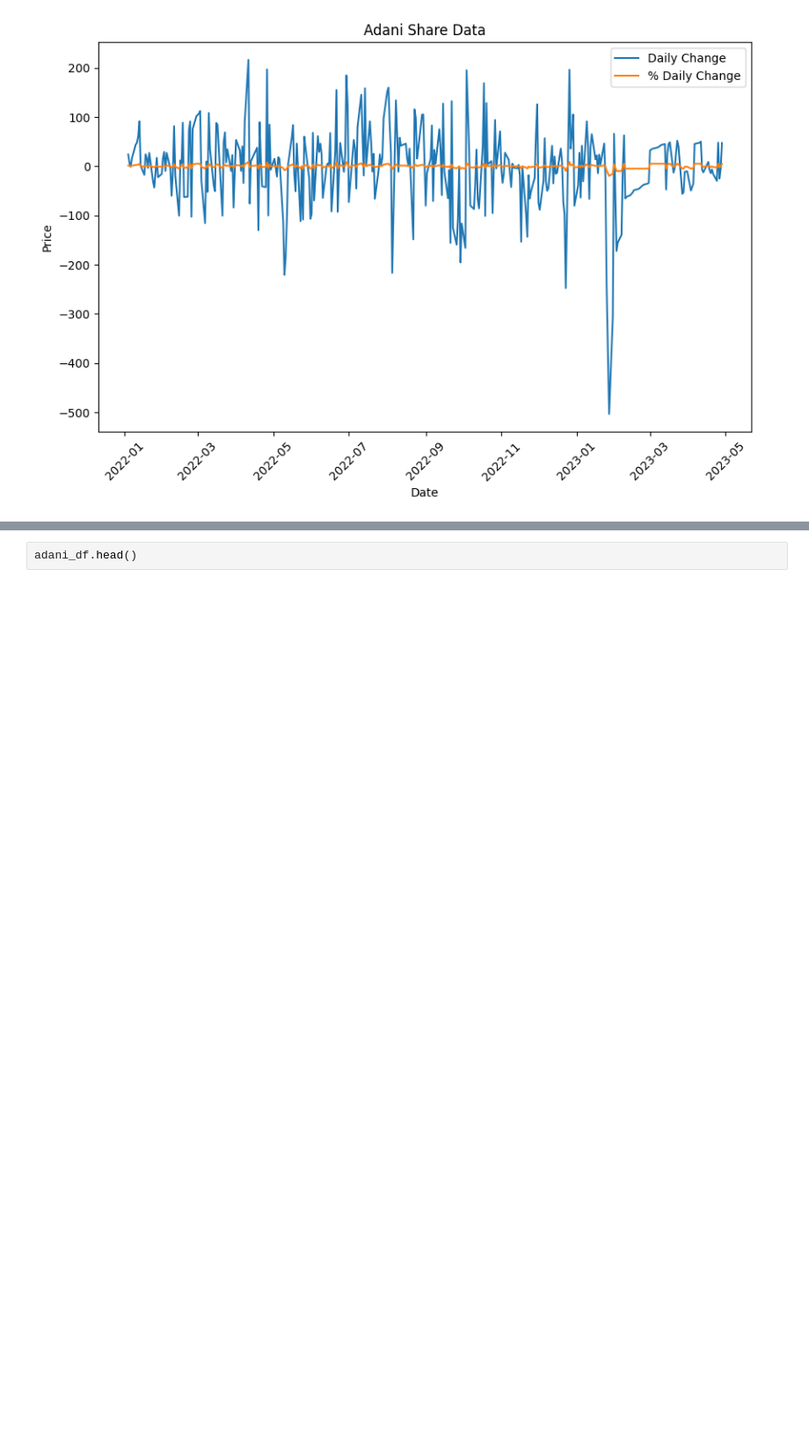
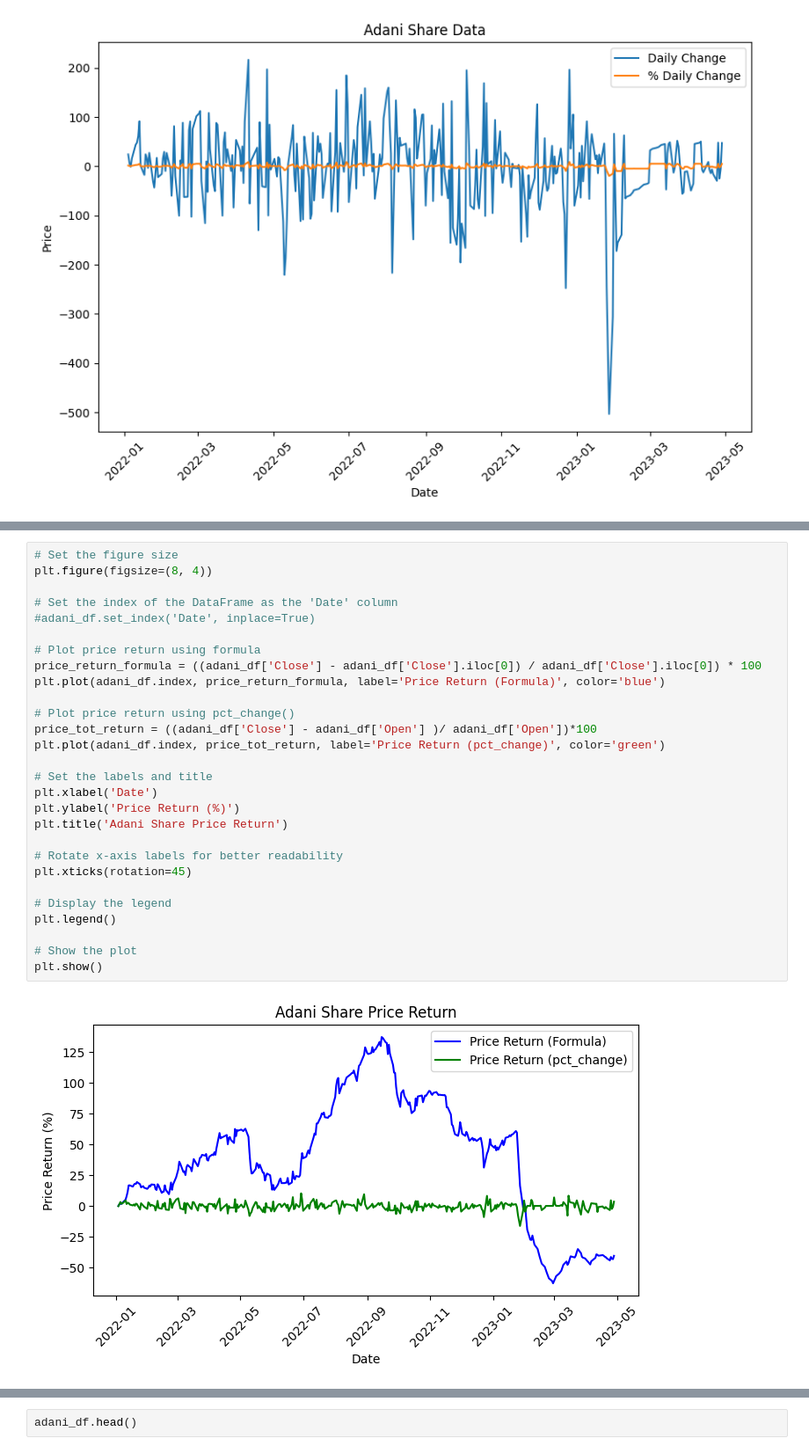
Before and after one commit to arunp77/Machine-Learning, a Jupyter notebook: Projects-ML/Monte-carlo-simulation.ipynb, the cells around one changed output, grey strips where cells are left out. Shown at 88% size. Drawn from its saved outputs; the diff is of its cells as text; blank space fills up the shorter version.

```diff
--- a/Projects-ML/Monte-carlo-simulation.ipynb
+++ b/Projects-ML/Monte-carlo-simulation.ipynb
@@ -289,0 +384,30 @@ plt.show()
+# %%
+# Set the figure size
+plt.figure(figsize=(8, 4))
+
+# Set the index of the DataFrame as the 'Date' column
+#adani_df.set_index('Date', inplace=True)
+
+# Plot price return using formula
+price_return_formula = ((adani_df['Close'] - adani_df['Close'].iloc[0]) / adani_df['Close'].iloc[0]) * 100
+plt.plot(adani_df.index, price_return_formula, label='Price Return (Formula)', color='blue')
+
+# Plot price return using pct_change()
+price_tot_return = ((adani_df['Close'] - adani_df['Open'] )/ adani_df['Open'])*100
+plt.plot(adani_df.index, price_tot_return, label='Price Return (pct_change)', color='green')
+
+# Set the labels and title
+plt.xlabel('Date')
+plt.ylabel('Price Return (%)')
+plt.title('Adani Share Price Return')
+
+# Rotate x-axis labels for better readability
+plt.xticks(rotation=45)
+
+# Display the legend
+plt.legend()
+
+# Show the plot
+plt.show()
+# %% [output]
+[figure, added]
```
Also changed, not shown: parts of 19 cells of this notebook.
